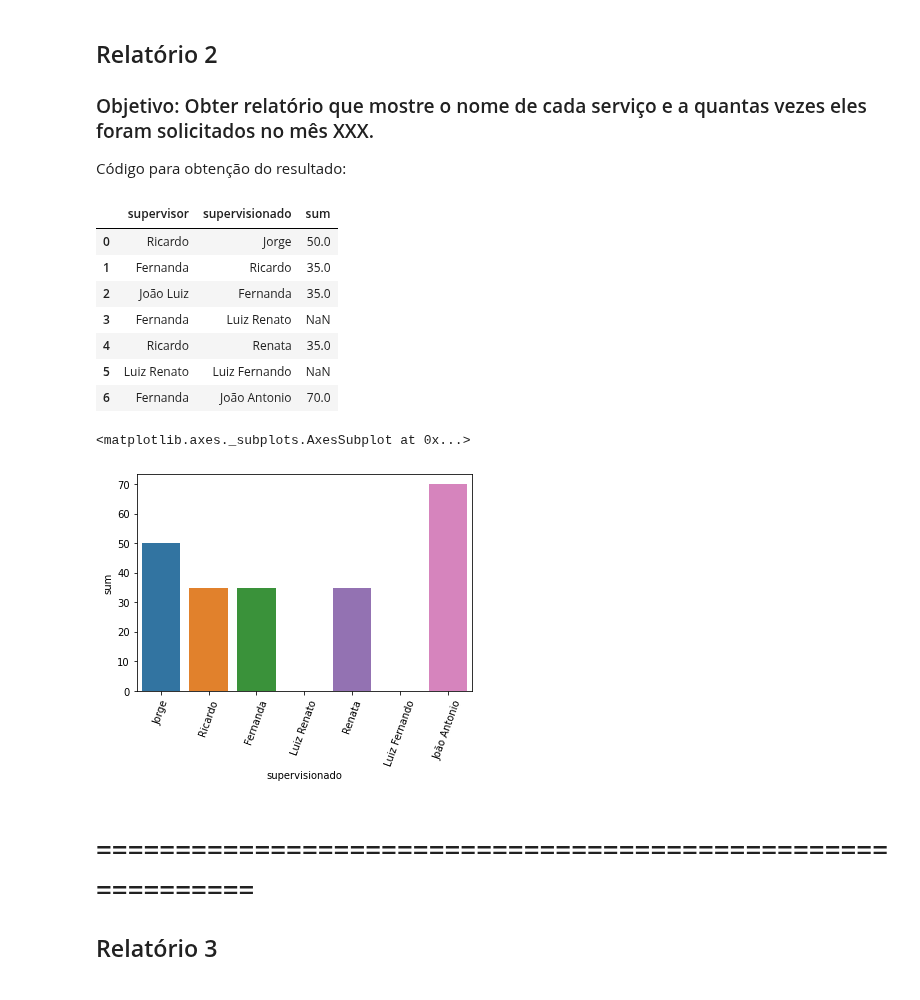
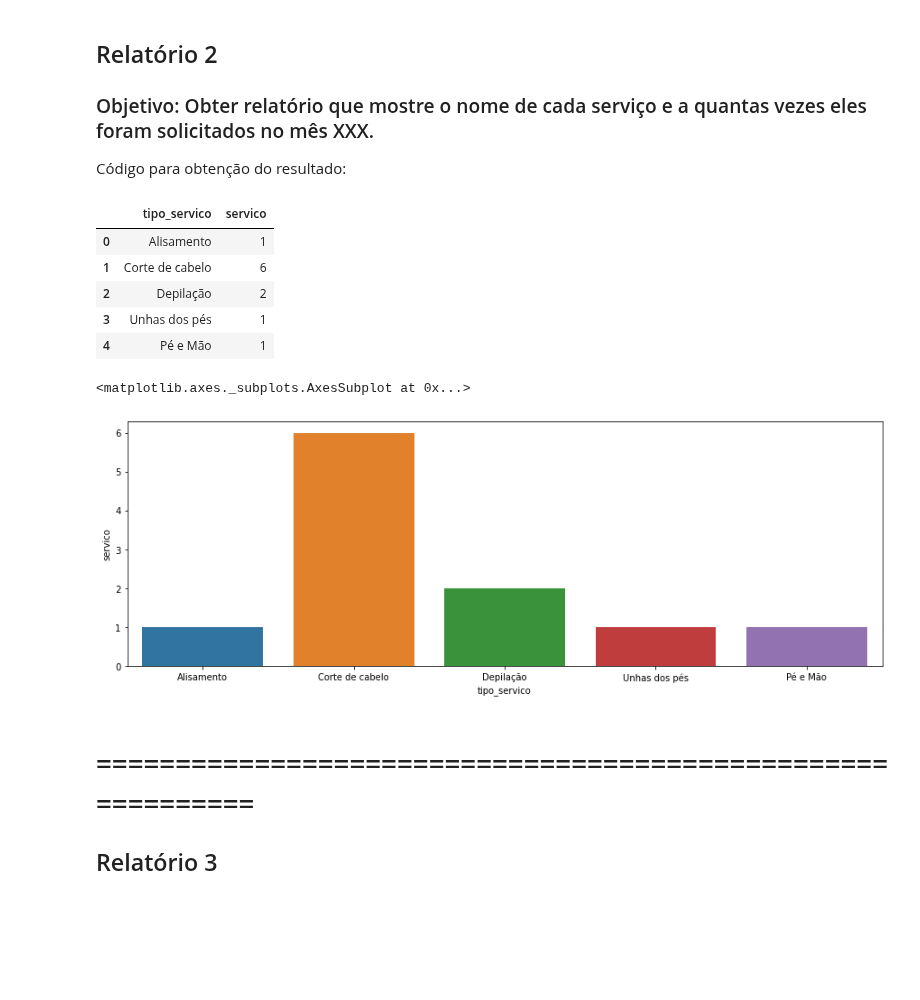
Before and after one commit to Julymusso/Template_Trab_BD1_2020, a Jupyter notebook: BD1_Relatorios_BarbeariaGourmet.ipynb, the cells around one changed output. Saved outputs shown, nothing was run; the diff lists cells and outputs as text; code cells hidden in the pictures; blank space fills up the shorter version.

```diff
--- a/BD1_Relatorios_BarbeariaGourmet.ipynb
+++ b/BD1_Relatorios_BarbeariaGourmet.ipynb
@@ -53,30 +54,28 @@ sns.barplot(x='funcionário',y='lucro_total',data=relatorio1)
 ## Relatório 2
 ### Objetivo: Obter relatório que mostre o nome de cada serviço e a quantas vezes eles foram solicitados no mês XXX.
 Código para obtenção do resultado:
-# %%
-res = pd.read_sql_query("""select emp1.nome as supervisor, emp2.nome as supervisionado,sum(ep.horas)
-                            from empregado as emp1 inner join empregado as emp2
-                            on emp1.rg = emp2.rg_supervisor
-                            left join empregado_projeto as ep
-                            on emp2.rg=ep.rg_empregado
-                            group by emp1.nome,emp2.nome
-                            """,conn)
-res
-# %% [output]
-|  | supervisor | supervisionado | sum |
-| 0 | Ricardo | Jorge | 50.0 |
-| 1 | Fernanda | Ricardo | 35.0 |
-| 2 | João Luiz | Fernanda | 35.0 |
-| 3 | Fernanda | Luiz Renato | NaN |
-| 4 | Ricardo | Renata | 35.0 |
-| 5 | Luiz Renato | Luiz Fernando | NaN |
-| 6 | Fernanda | João Antonio | 70.0 |
+# %%
+res = pd.read_sql_query("""select servico.tipo_servico, count(servico.tipo_servico) as servico
+from servico as servico
+join ordem_servico as ordem_servico
+on servico.id_servico = ordem_servico.id_os
+where data >= '2021-12-01'
+group by servico.tipo_servico
+ """, conn)
+res
+# %% [output]
+|  | tipo_servico | servico |
+| 0 | Alisamento | 1 |
+| 1 | Corte de cabelo | 6 |
+| 2 | Depilação | 2 |
+| 3 | Unhas dos pés | 1 |
+| 4 | Pé e Mão | 1 |
 # %%
-plt.xticks(rotation=70)
-sns.barplot(x='supervisionado',y='sum',data=res,)
+plt.figure(figsize=(15,5));
+sns.barplot(x='tipo_servico',y='servico',data=res,)
 # %% [output]
 <matplotlib.axes._subplots.AxesSubplot at 0x...>
-[figure, old version]
+[figure, new version]
 # %% [markdown]
 # ============================================================
 ## Relatório 3
```
Also changed, not shown: parts of 13 cells of this notebook.
